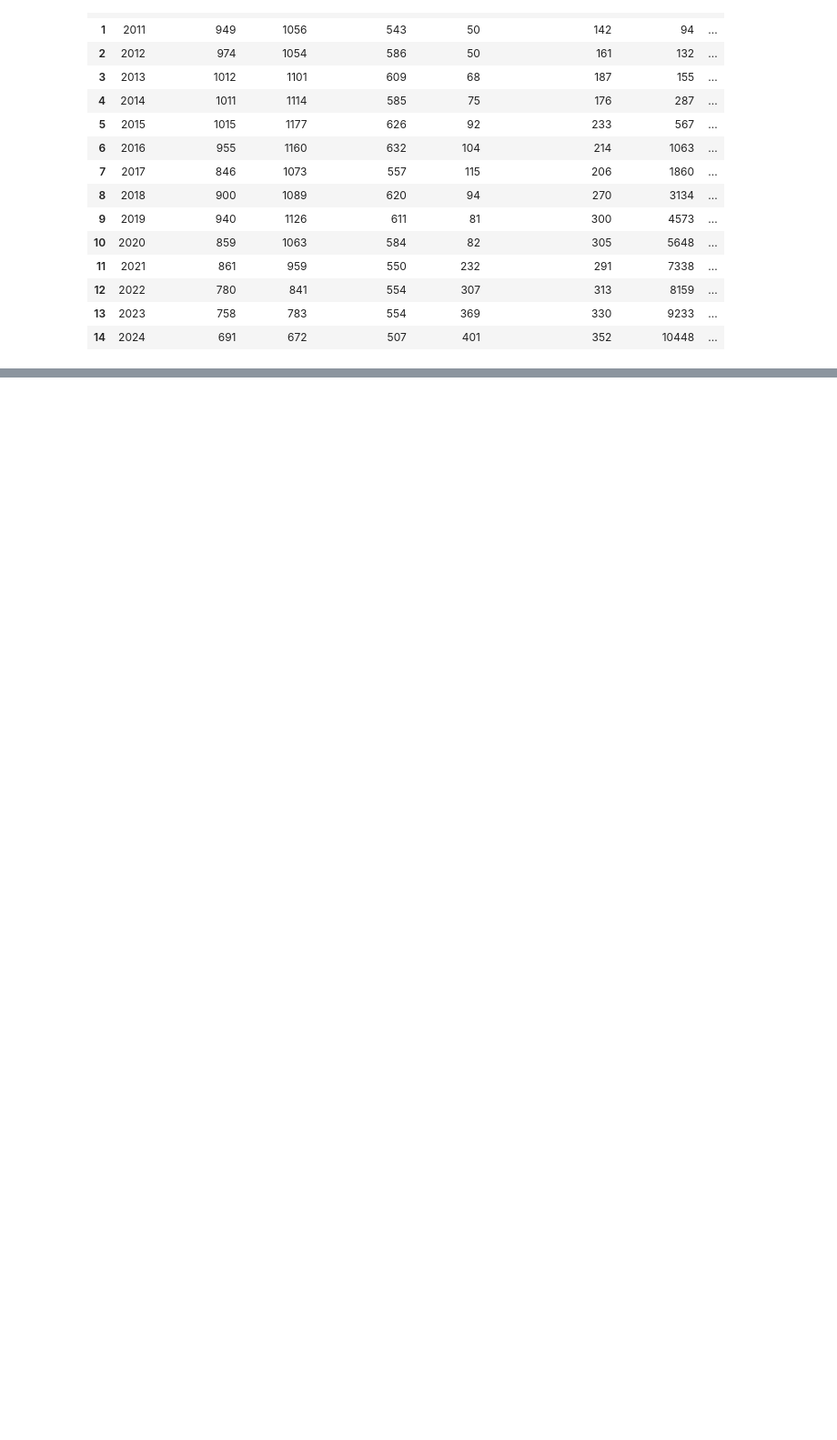
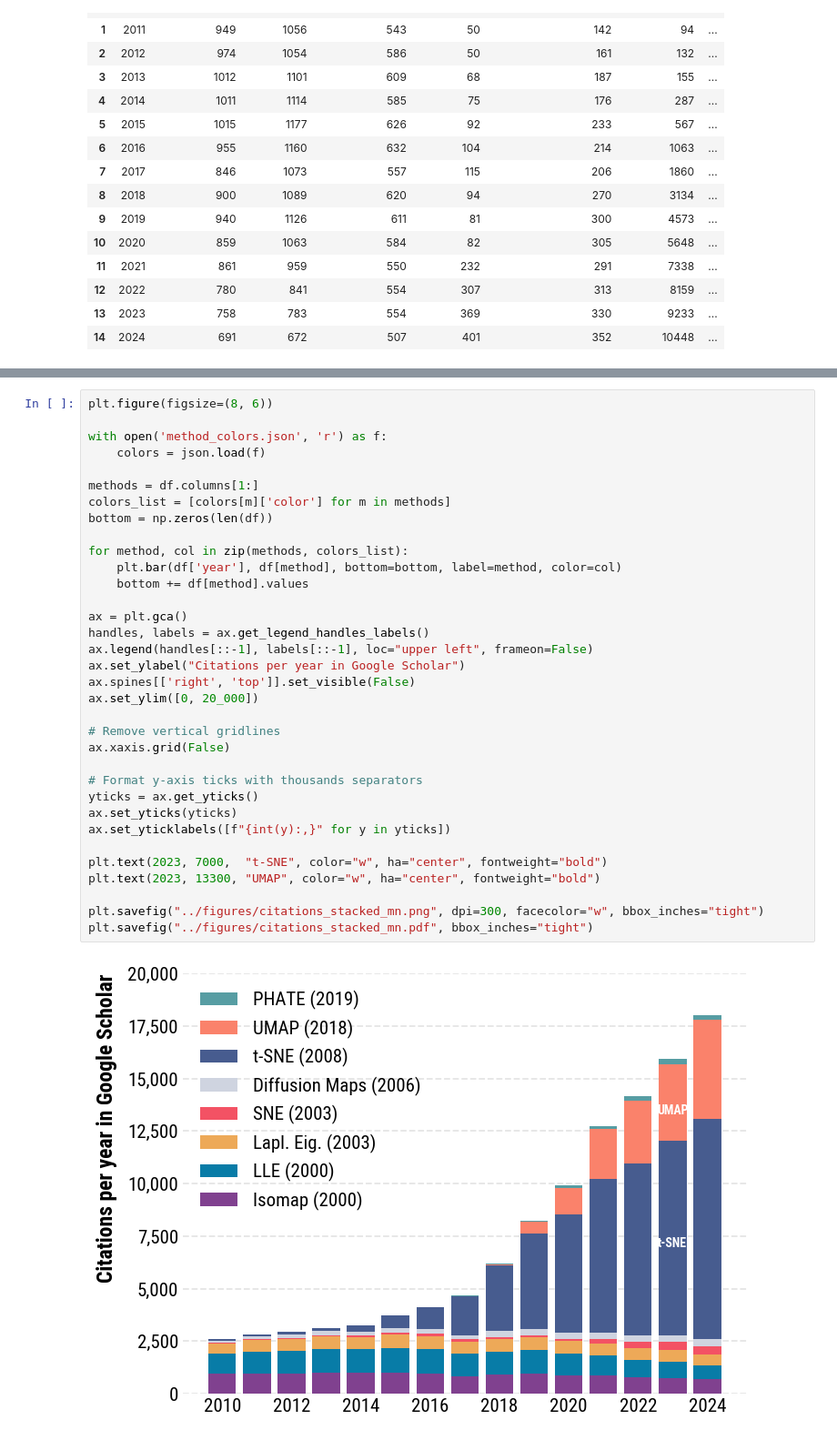
Before and after one commit to dkobak/low-dim-embeddings-review, a Jupyter notebook: code/citations.ipynb, the cells around one changed output, grey strips where cells are left out. Shown at 91% size. Drawn from its saved outputs; the diff is of its cells as text; blank space fills up the shorter version.

```diff
--- a/code/citations.ipynb
+++ b/code/citations.ipynb
@@ -111,0 +136,36 @@ plt.savefig("../figures/citations.pdf")
+# %%
+plt.figure(figsize=(8, 6))
+
+with open('method_colors.json', 'r') as f:
+    colors = json.load(f)
+
+methods = df.columns[1:]
+colors_list = [colors[m]['color'] for m in methods]
+bottom = np.zeros(len(df))
+
+for method, col in zip(methods, colors_list):
+    plt.bar(df['year'], df[method], bottom=bottom, label=method, color=col)
+    bottom += df[method].values
+
+ax = plt.gca()
+handles, labels = ax.get_legend_handles_labels()
+ax.legend(handles[::-1], labels[::-1], loc="upper left", frameon=False)
+ax.set_ylabel("Citations per year in Google Scholar")
+ax.spines[['right', 'top']].set_visible(False)
+ax.set_ylim([0, 20_000])
+
+# Remove vertical gridlines
+ax.xaxis.grid(False)
+
+# Format y‐axis ticks with thousands separators
+yticks = ax.get_yticks()
+ax.set_yticks(yticks)
+ax.set_yticklabels([f"{int(y):,}" for y in yticks])
+
+plt.text(2023, 7000,  "t-SNE", color="w", ha="center", fontweight="bold")
+plt.text(2023, 13300, "UMAP", color="w", ha="center", fontweight="bold")
+
+plt.savefig("../figures/citations_stacked_mn.png", dpi=300, facecolor="w", bbox_inches="tight")
+plt.savefig("../figures/citations_stacked_mn.pdf", bbox_inches="tight")
+# %% [output]
+[figure, added]
```
Also changed, not shown: parts of 2 cells of this notebook, 27 other files.
